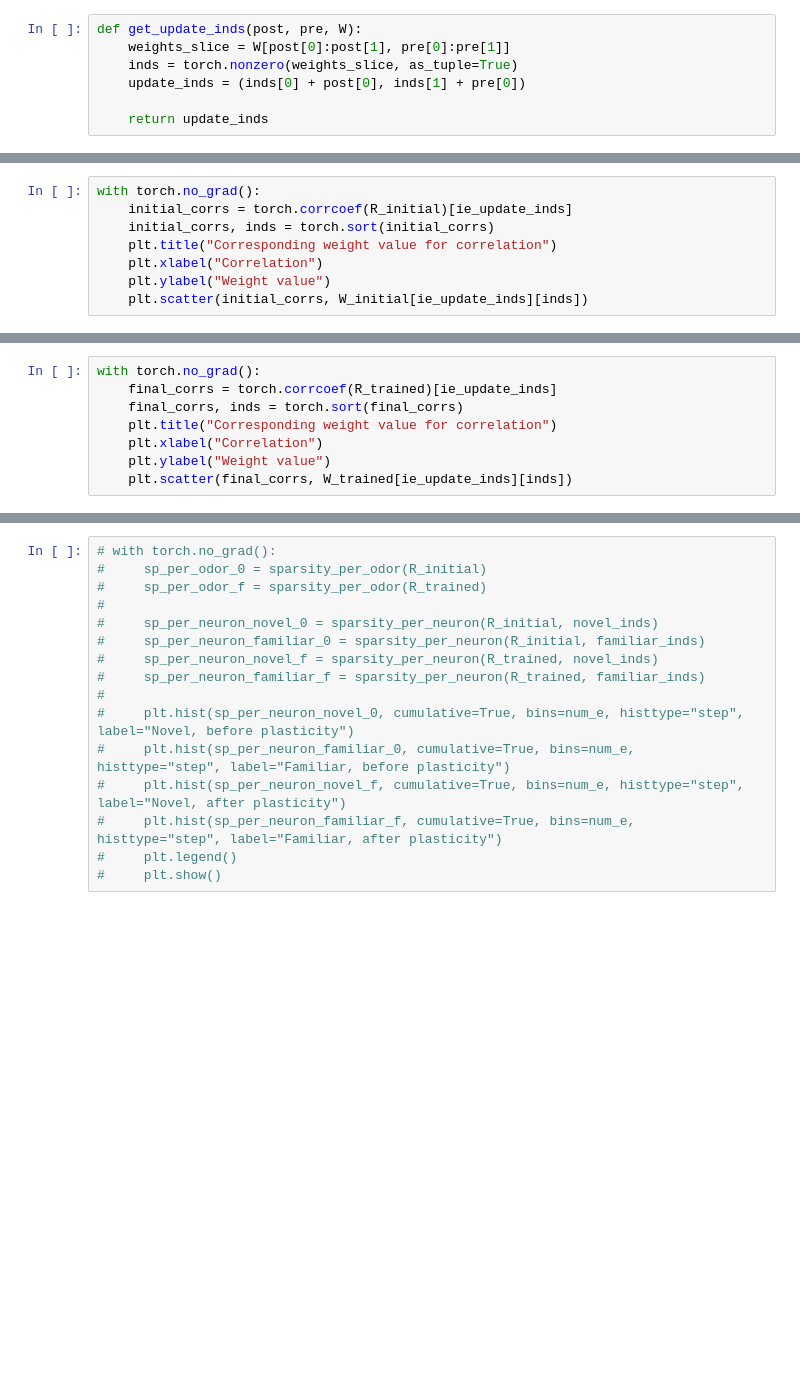
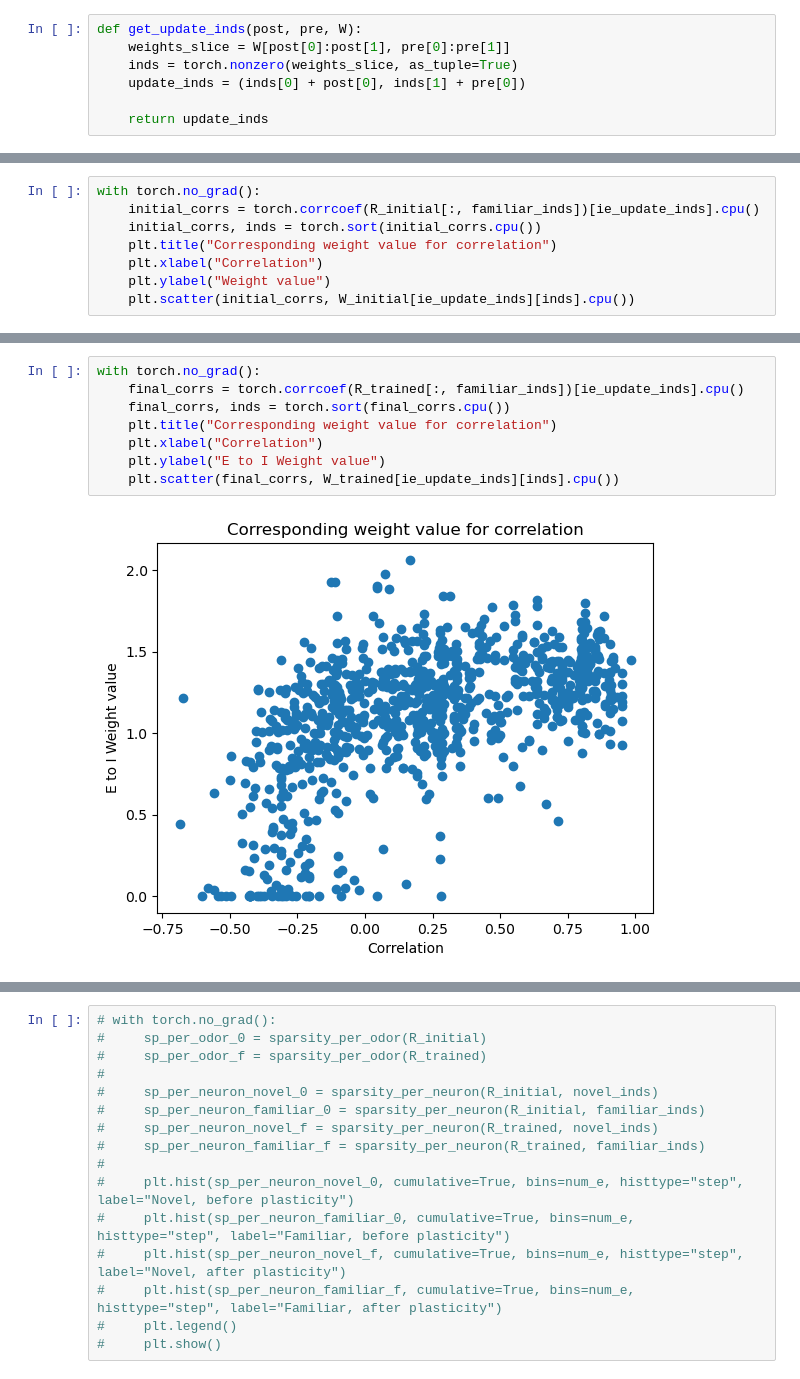
Before and after one commit to ArjunParthasarathy/Piriform-Cortex-Plasticity, a Jupyter notebook: backprop_joint_weight_reg.ipynb, the cells around one changed output, grey strips where cells are left out. Drawn from its saved outputs; the diff is of its cells as text; blank space fills up the shorter version.

```diff
--- a/backprop_joint_weight_reg.ipynb
+++ b/backprop_joint_weight_reg.ipynb
@@ -474,9 +514,9 @@ with torch.no_grad():
 # %%
 with torch.no_grad():
-    initial_corrs = torch.corrcoef(R_initial)[ie_update_inds]
-    initial_corrs, inds = torch.sort(initial_corrs)
+    initial_corrs = torch.corrcoef(R_initial[:, familiar_inds])[ie_update_inds].cpu()
+    initial_corrs, inds = torch.sort(initial_corrs.cpu())
     plt.title("Corresponding weight value for correlation")
     plt.xlabel("Correlation")
     plt.ylabel("Weight value")
-    plt.scatter(initial_corrs, W_initial[ie_update_inds][inds])
+    plt.scatter(initial_corrs, W_initial[ie_update_inds][inds].cpu())
 # %% [output]
@@ -485,8 +524,10 @@ TypeError: can't convert cuda:0 device type tensor to numpy. Use Tensor.cpu() to
 # %%
 with torch.no_grad():
-    final_corrs = torch.corrcoef(R_trained)[ie_update_inds]
-    final_corrs, inds = torch.sort(final_corrs)
+    final_corrs = torch.corrcoef(R_trained[:, familiar_inds])[ie_update_inds].cpu()
+    final_corrs, inds = torch.sort(final_corrs.cpu())
     plt.title("Corresponding weight value for correlation")
     plt.xlabel("Correlation")
-    plt.ylabel("Weight value")
-    plt.scatter(final_corrs, W_trained[ie_update_inds][inds])
+    plt.ylabel("E to I Weight value")
+    plt.scatter(final_corrs, W_trained[ie_update_inds][inds].cpu())
+# %% [output]
+[figure, added]
```
Also changed, not shown: parts of 19 cells of this notebook.
